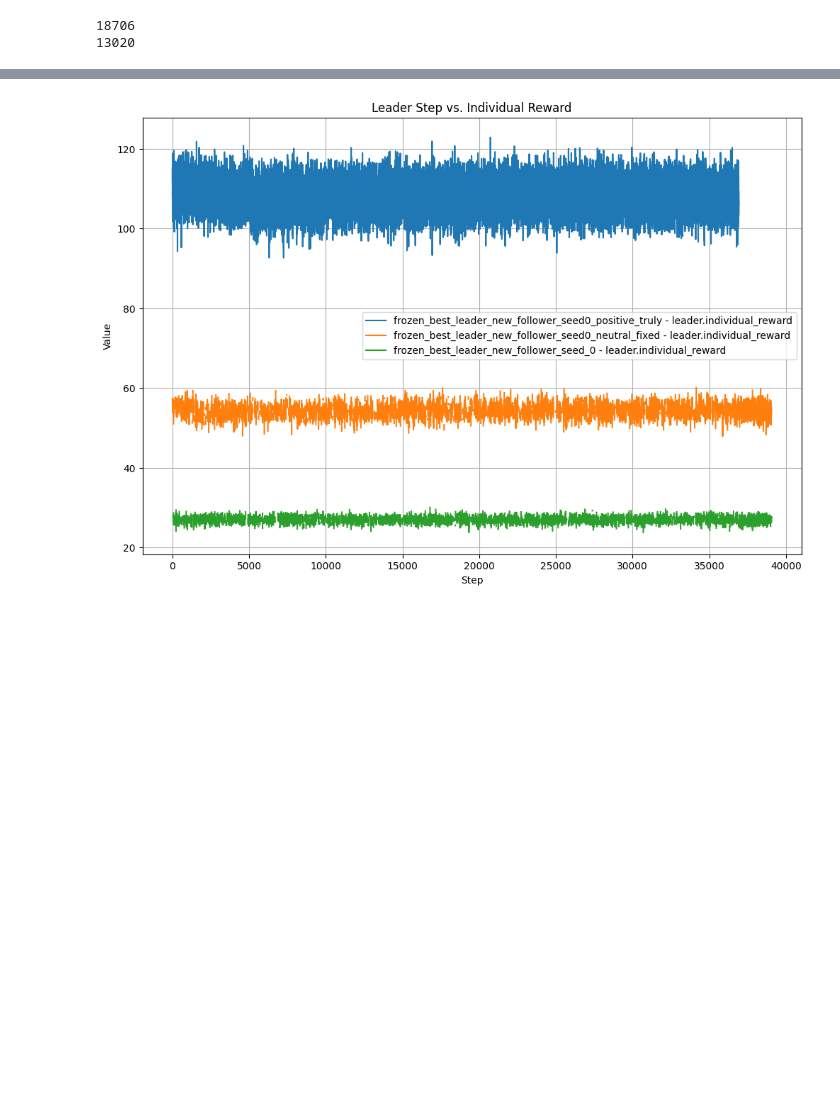
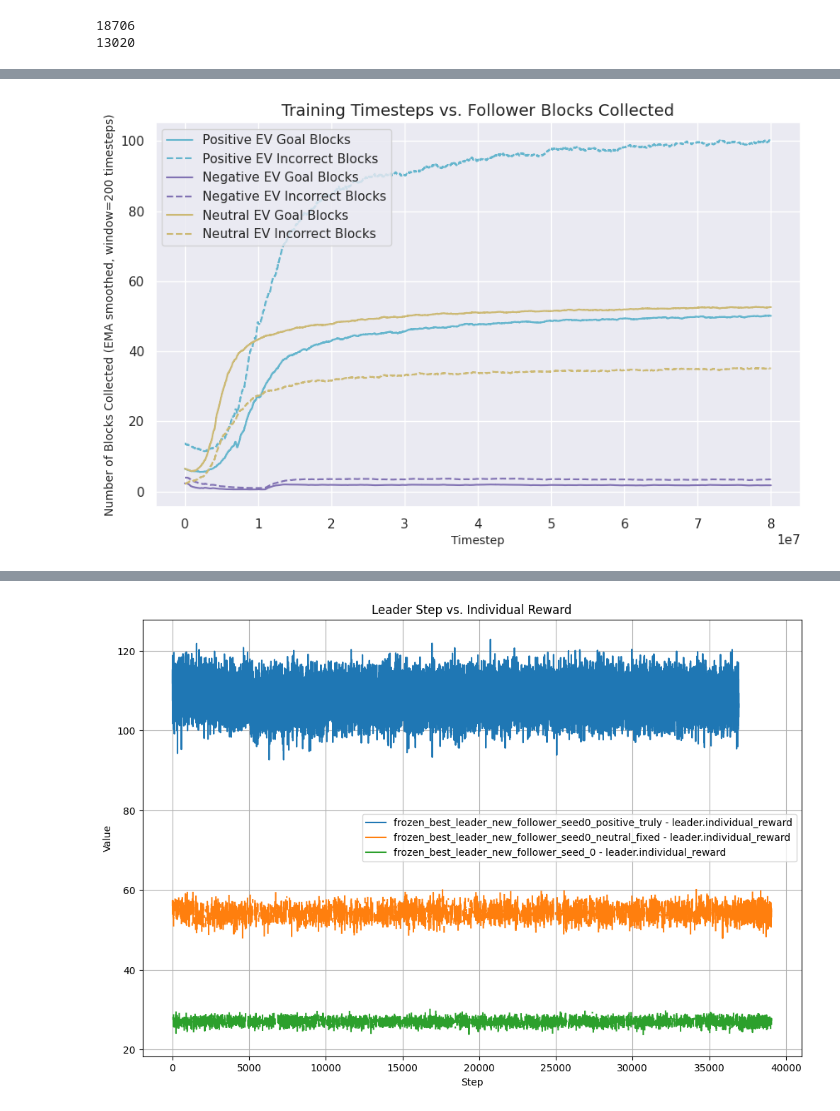
Before and after one commit to andreyrisukhin/HelpTheHuman, a Jupyter notebook: vis_wandb.ipynb, the cells around one changed output, grey strips where cells are left out. Saved outputs shown, nothing was run; the diff lists cells and outputs as text; code cells hidden in the pictures; blank space fills up the shorter version.

```diff
--- a/vis_wandb.ipynb
+++ b/vis_wandb.ipynb
@@ -186,0 +194,22 @@ plt.show()
+# %%
+# Plot the data
+plt.figure(figsize=(10, 6))
+span = 200  # You can adjust the span as needed
+
+plt.plot(df['timesteps'], df['positiveEV_follower_goalblocks'].ewm(span=span, adjust=False).mean(), 'c-', label='Positive EV Goal Blocks')
+plt.plot(df['timesteps'], df['positiveEV_follower_nongoalblocks'].ewm(span=span, adjust=False).mean(), 'c--', label='Positive EV Incorrect Blocks')
+
+plt.plot(df['timesteps'], df['negativeEV_follower_goalblocks'].ewm(span=span, adjust=False).mean(), 'm-', label='Negative EV Goal Blocks')
+plt.plot(df['timesteps'], df['negativeEV_follower_nongoalblocks'].ewm(span=span, adjust=False).mean(), 'm--', label='Negative EV Incorrect Blocks')
+
+plt.plot(df['timesteps'], df['neutralEV_follower_goalblocks'].ewm(span=span, adjust=False).mean(), 'y-', label='Neutral EV Goal Blocks')
+plt.plot(df['timesteps'], df['neutralEV_follower_nongoalblocks'].ewm(span=span, adjust=False).mean(), 'y--', label='Neutral EV Incorrect Blocks')
+
+plt.xlabel('Timestep', fontsize=10)
+plt.ylabel('Number of Blocks Collected (EMA smoothed, window=200 timesteps)', fontsize=10)
+plt.title('Training Timesteps vs. Follower Blocks Collected', fontsize=14)
+plt.legend()
+plt.grid(True)
+plt.show()
+# %% [output]
+[figure, added]
```
Also changed, not shown: parts of 2 cells of this notebook.
